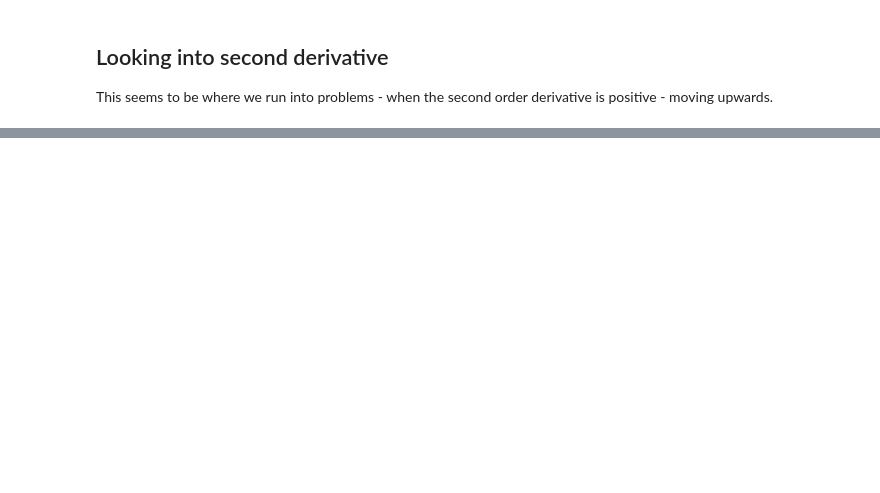
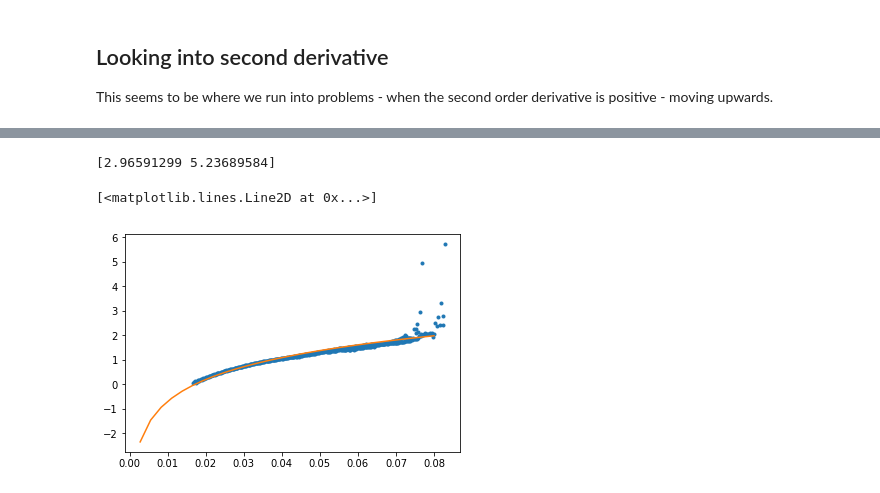
Before and after one commit to plgrover/pymorph, a Jupyter notebook: notebooks/Paper_2/2019-01-31_Morpho_modelling.ipynb, the cells around one changed output, grey strips where cells are left out. Cells and saved outputs as stored; diff of their text form; code cells hidden in the pictures; blank space fills up the shorter version.

```diff
--- a/notebooks/Paper_2/2019-01-31_Morpho_modelling.ipynb
+++ b/notebooks/Paper_2/2019-01-31_Morpho_modelling.ipynb
@@ -190,0 +199,22 @@ np.savetxt('bed_shear_stress_smoothed_31.csv', bed_shear_stress_smoothed_31, del
+# %%
+from scipy import optimize
+import math
+
+def test_func(x, a, b):
+    return a*np.log10(x) + b
+
+params, params_covariance = optimize.curve_fit(test_func, dfclean.zbed.tolist(), dfclean.tau.tolist(), p0=[2.,2.])
+
+print(params)
+# %% [output]
+[2.96591299 5.23689584]
+# %%
+x_test = np.linspace(0.,0.08,30)
+
+y_tests = test_func(x_test,params[0],params[1])
+# %%
+plt.plot(dfclean.zbed, dfclean.tau,'.')
+plt.plot(x_test, y_tests,'-')
+# %% [output]
+[<matplotlib.lines.Line2D at 0x...>]
+[figure, added]
```
Also changed, not shown: parts of 11 cells of this notebook, 1 other file.
